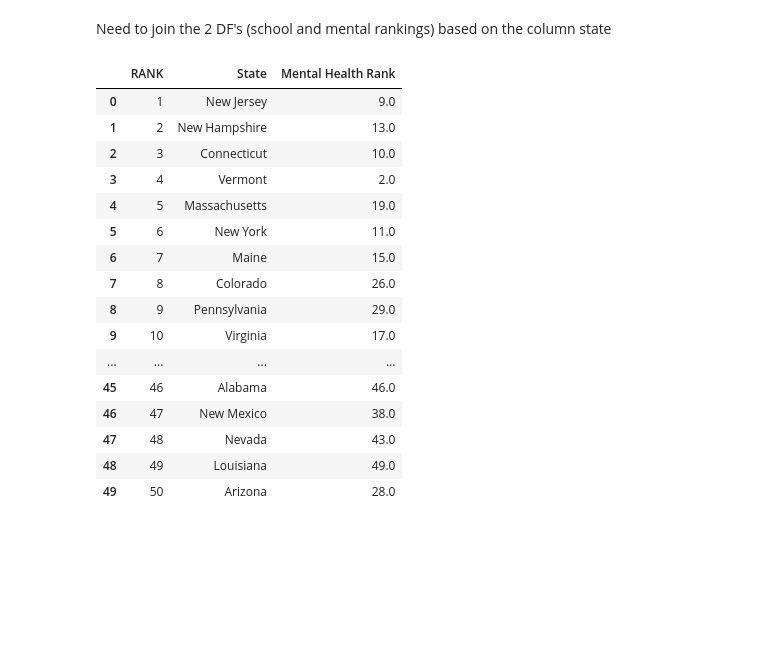
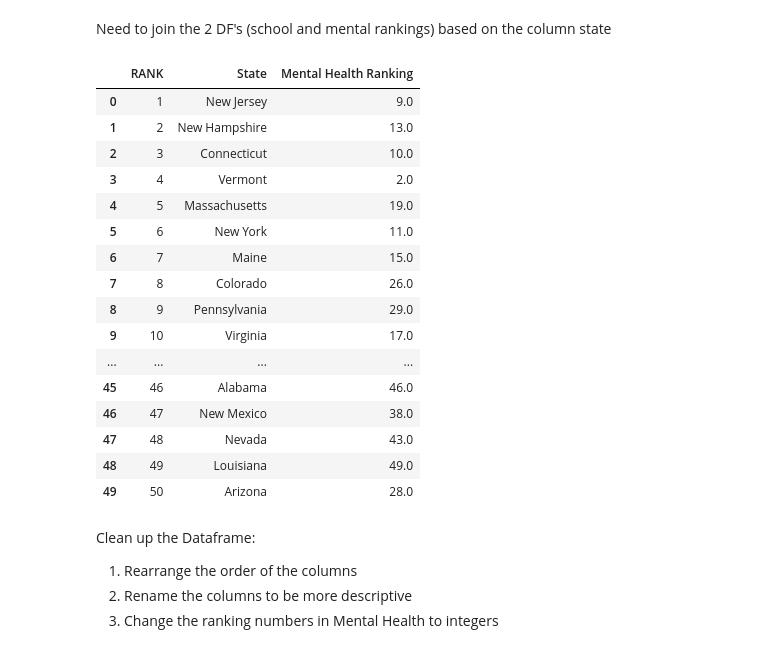
Before and after one commit to kittysinaga/Capstone_Project, a Jupyter notebook: Working.ipynb, the cells around one changed output. Drawn from its saved outputs; the diff is of its cells as text; code cells hidden in the pictures; blank space fills up the shorter version.

```diff
--- a/Working.ipynb
+++ b/Working.ipynb
@@ -201,6 +201,6 @@ display(working_mentalDF)
 # %% [markdown]
 Need to rank the value in ascending order because value reflects % of respondents displaying anxiety or depression symptoms
 # %%
-working_mentalDF["Mental Health Rank"]=working_mentalDF["Value"].rank()
+working_mentalDF["Mental Health Ranking"]=working_mentalDF["Value"].rank()
 display(working_mentalDF)
 # %% [output]
@@ -225,6 +225,6 @@ display(working_mentalDF)
 # %% [markdown]
 Sort the rank in ascending order
 # %%
-working_mentalDF=pd.DataFrame(working_mentalDF["Mental Health Rank"].sort_values())
+working_mentalDF=pd.DataFrame(working_mentalDF["Mental Health Ranking"].sort_values())
 display(working_mentalDF)
 # %% [output]
@@ -271,10 +271,10 @@ display(working_schoolDF)
 # %% [markdown]
 Need to join the 2 DF's (school and mental rankings) based on the column state
 # %%
-combined_df=pd.merge(working_schoolDF,working_mentalDF,left_on="State",right_on="State")
-display(combined_df)
+combined_df1=pd.merge(working_schoolDF,working_mentalDF,left_on="State",right_on="State")
+display(combined_df1)
 # %% [output]
-|  | RANK | State | Mental Health Rank |
+|  | RANK | State | Mental Health Ranking |
 | 0 | 1 | New Jersey | 9.0 |
 | 1 | 2 | New Hampshire | 13.0 |
 | 2 | 3 | Connecticut | 10.0 |
@@ -291,3 +291,8 @@ display(combined_df)
 | 47 | 48 | Nevada | 43.0 |
 | 48 | 49 | Louisiana | 49.0 |
 | 49 | 50 | Arizona | 28.0 |
+# %% [markdown]
+Clean up the Dataframe:
+1. Rearrange the order of the columns
+2. Rename the columns to be more descriptive
+3. Change the ranking numbers in Mental Health to integers
```
Also changed, not shown: parts of 17 cells of this notebook.
